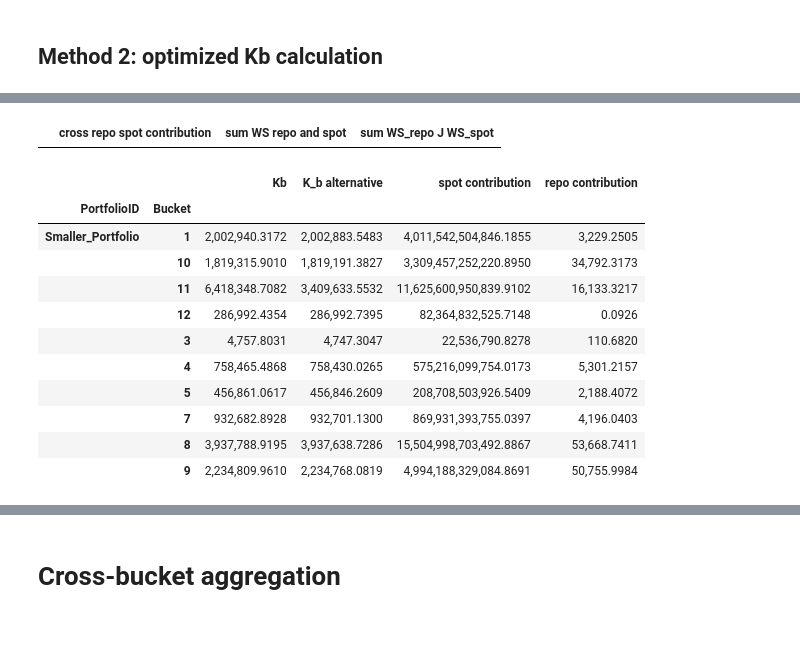
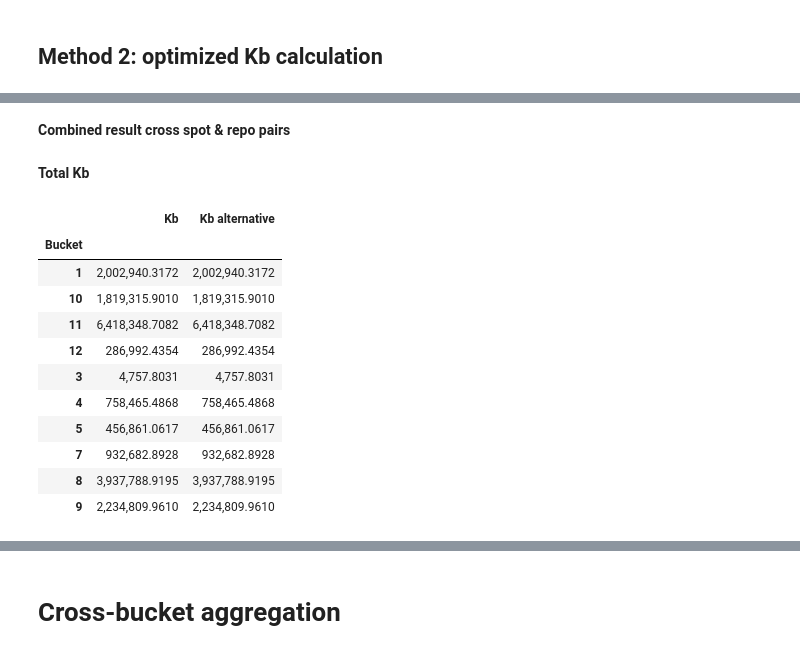
Before and after one commit to atoti/notebooks, a Jupyter notebook: finance/atoti-sbm/main.ipynb, the cells around one changed output, grey strips where cells are left out. Saved outputs shown, nothing was run; the diff lists cells and outputs as text; code cells hidden in the pictures.

```diff
--- a/finance/atoti-sbm/main.ipynb
+++ b/finance/atoti-sbm/main.ipynb
@@ -341,12 +409,51 @@ Install the Atoti JupyterLab extension to see this widget.
 # %%
 ######### Below formula will multiply by null - might be a bad practice??
-# %%
-# cross product of weighted sensitivities for the names, having both spot and repo sensitivities:
-m['sum WS repo and spot'] = av.agg.sum(m['WS_spot']*m['WS_repo'], scope = av.scope.origin('Qualifier'))
+# %%
+m["WS_spot_parent"] = tt.agg.sum(m["WS_spot"], scope=tt.scope.origin("Label2"))
+m["WS_repo_parent"] = tt.agg.sum(m["WS_repo"], scope=tt.scope.origin("Label2"))
+m["sum WS repo and spot"] = tt.agg.stop(
+    tt.agg.sum(
+        m["WS_spot_parent"] * m["WS_repo_parent"], scope=tt.scope.origin("Qualifier")
+    ),
+    at=[lvl["Bucket"]],
+)
+# %% [markdown]
+**Combined result cross spot & repo pairs**
 # %%
 # final contribution of the pairs where one risk factor is spot, one is repo
-m["cross repo spot contribution"] = m['names_correlation.VALUE']*m["sum WS_repo J WS_spot"]+0.999*(1- m['names_correlation.VALUE'])* m['sum WS repo and spot']
+m["cross repo spot contribution"] = (
+    m["names_correlation.VALUE"] * m["sum WS_repo |J| WS_spot"] * 0.999
+    + 0.999 * (1 - m["names_correlation.VALUE"]) * m["sum WS repo and spot"]
+)
+# %% [markdown]
+**Total Kb**
+# %%
+m["Kb alternative"] = tt.where(
+    lvl["Bucket"] == "11",
+    tt.agg.sum(tt.abs(m["WSk"]), tt.scope.origin("Qualifier", "Label2")),
+    tt.sqrt(
+        tt.max(
+            0, m["spot&repo pairs contribution"] + 2 * m["cross repo spot contribution"]
+        )
+    ),
+)
 # %%
-cube.query( m['cross repo spot contribution'], m['sum WS repo and spot'], m["sum WS_repo J WS_spot"], levels = [lvl['Bucket']], condition = lvl['PortfolioID']=="Smaller_Portfolio")
+cube.query(
+    m["Kb"],
+    m["Kb alternative"],
+    levels=lvl["Bucket"],
+    condition=lvl["PortfolioID"] == "Smaller_Portfolio",
+)
 # %% [output]
-|  | cross repo spot contribution | sum WS repo and spot | sum WS_repo J WS_spot |
+|  | Kb | Kb alternative |
+| Bucket |  |  |
+| 1 | 2,002,940.3172 | 2,002,940.3172 |
+| 10 | 1,819,315.9010 | 1,819,315.9010 |
+| 11 | 6,418,348.7082 | 6,418,348.7082 |
+| 12 | 286,992.4354 | 286,992.4354 |
+| 3 | 4,757.8031 | 4,757.8031 |
+| 4 | 758,465.4868 | 758,465.4868 |
+| 5 | 456,861.0617 | 456,861.0617 |
+| 7 | 932,682.8928 | 932,682.8928 |
+| 8 | 3,937,788.9195 | 3,937,788.9195 |
+| 9 | 2,234,809.9610 | 2,234,809.9610 |
@@ -357,15 +459,0 @@ m['K_b alternative'] = av.sqrt(av.max(0, m['spot contribution'] + m['repo contri
-# %%
-cube.query(m['Kb'], m['K_b alternative'], m['spot contribution'], m['repo contribution'],levels = [lvl['PortfolioID'], lvl['Bucket']], condition = lvl['PortfolioID']=="Smaller_Portfolio")
-# %% [output]
-|  |  | Kb | K_b alternative | spot contribution | repo contribution |
-| PortfolioID | Bucket |  |  |  |  |
-| Smaller_Portfolio | 1 | 2,002,940.3172 | 2,002,883.5483 | 4,011,542,504,846.1855 | 3,229.2505 |
-|  | 10 | 1,819,315.9010 | 1,819,191.3827 | 3,309,457,252,220.8950 | 34,792.3173 |
-|  | 11 | 6,418,348.7082 | 3,409,633.5532 | 11,625,600,950,839.9102 | 16,133.3217 |
-|  | 12 | 286,992.4354 | 286,992.7395 | 82,364,832,525.7148 | 0.0926 |
-|  | 3 | 4,757.8031 | 4,747.3047 | 22,536,790.8278 | 110.6820 |
-|  | 4 | 758,465.4868 | 758,430.0265 | 575,216,099,754.0173 | 5,301.2157 |
-|  | 5 | 456,861.0617 | 456,846.2609 | 208,708,503,926.5409 | 2,188.4072 |
-|  | 7 | 932,682.8928 | 932,701.1300 | 869,931,393,755.0397 | 4,196.0403 |
-|  | 8 | 3,937,788.9195 | 3,937,638.7286 | 15,504,998,703,492.8867 | 53,668.7411 |
-|  | 9 | 2,234,809.9610 | 2,234,768.0819 | 4,994,188,329,084.8691 | 50,755.9984 |
```
Also changed, not shown: parts of 62 cells of this notebook, 8 other files.
